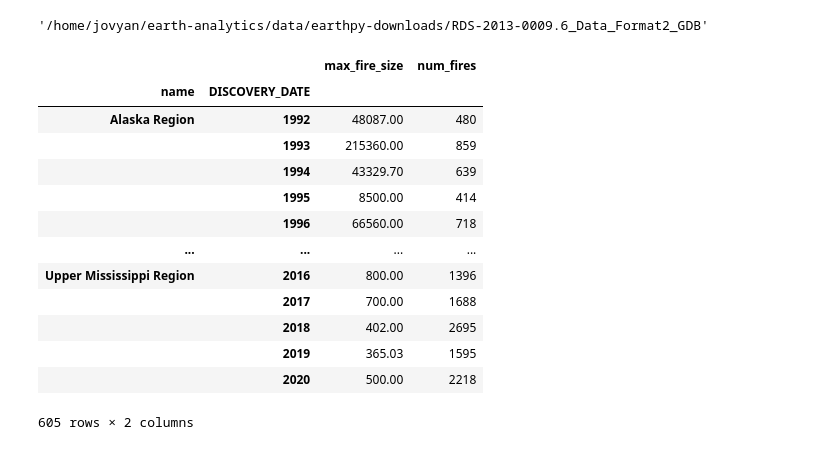
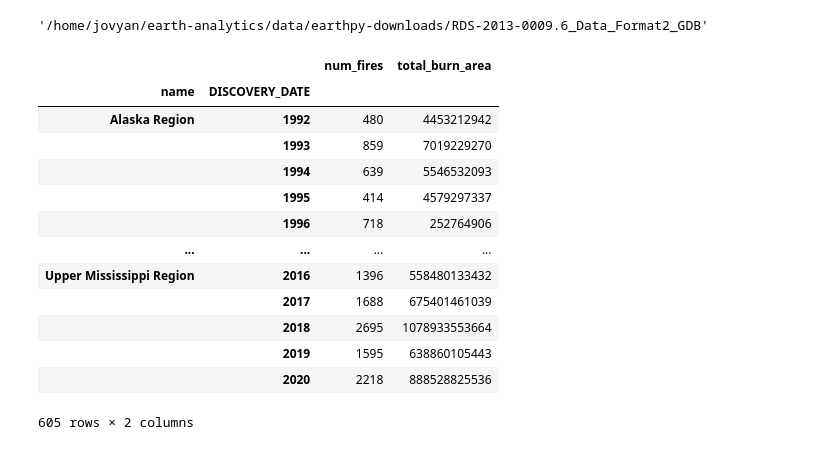
Before and after one commit to alexiemillikin/alexiemillikin.github.io, a Jupyter notebook: 01-wildfire.ipynb, the cells around one changed output. Cells and saved outputs as stored; diff of their text form; code cells hidden in the pictures.

```diff
--- a/01-wildfire.ipynb
+++ b/01-wildfire.ipynb
@@ -89,34 +89,34 @@ fire_clean_gdf = fire_clean_gdf.to_crs(wbd_hu2_gdf.crs)
 # %%
 # Join geodataframes
 fire_region_gdf = (
     wbd_hu2_gdf
     [['name', 'geometry']]
     .sjoin(fire_clean_gdf, how='inner', predicate='intersects')
 )
 
 # Compute maximum fire size
 fire_region_gdf = (
     fire_region_gdf
     .groupby(['name', fire_region_gdf.DISCOVERY_DATE.dt.year])
     .agg(
-        max_fire_size = ('FIRE_SIZE', 'max'),
-        num_fires = ('index_right', 'count')
+        num_fires = ('index_right', 'count'),
+        total_burn_area = ('index_right', 'sum')
     )
 )
 
 fire_region_gdf
 # %% [output]
-|  |  | max_fire_size | num_fires |
+|  |  | num_fires | total_burn_area |
 | name | DISCOVERY_DATE |  |  |
-| Alaska Region | 1992 | 48087.00 | 480 |
-|  | 1993 | 215360.00 | 859 |
-|  | 1994 | 43329.70 | 639 |
-|  | 1995 | 8500.00 | 414 |
-|  | 1996 | 66560.00 | 718 |
+| Alaska Region | 1992 | 480 | 4453212942 |
+|  | 1993 | 859 | 7019229270 |
+|  | 1994 | 639 | 5546532093 |
+|  | 1995 | 414 | 4579297337 |
+|  | 1996 | 718 | 252764906 |
 | ... | ... | ... | ... |
-| Upper Mississippi Region | 2016 | 800.00 | 1396 |
-|  | 2017 | 700.00 | 1688 |
-|  | 2018 | 402.00 | 2695 |
-|  | 2019 | 365.03 | 1595 |
-|  | 2020 | 500.00 | 2218 |
+| Upper Mississippi Region | 2016 | 1396 | 558480133432 |
+|  | 2017 | 1688 | 675401461039 |
+|  | 2018 | 2695 | 1078933553664 |
+|  | 2019 | 1595 | 638860105443 |
+|  | 2020 | 2218 | 888528825536 |
 605 rows × 2 columns
```
Also changed, not shown: parts of 5 cells of this notebook.
